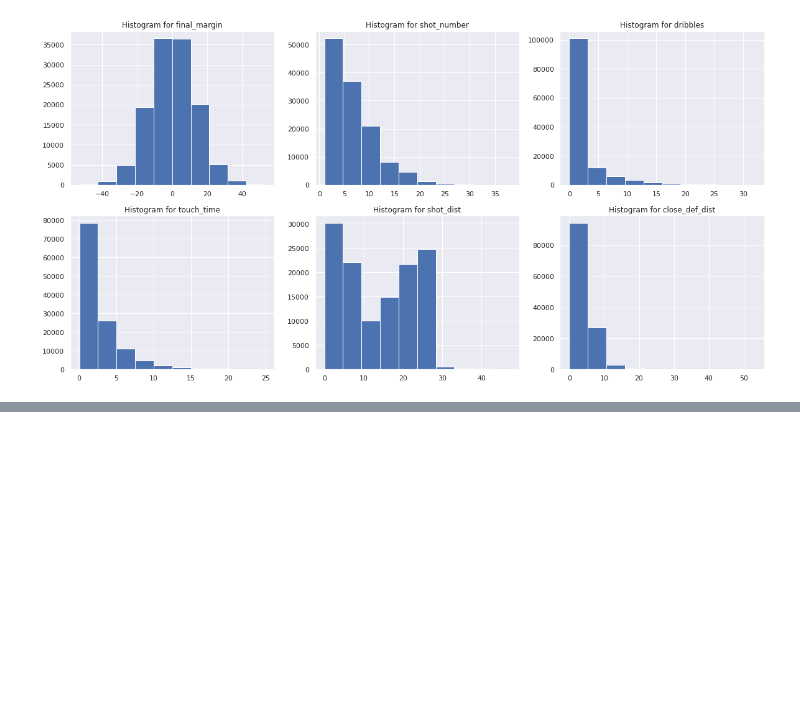
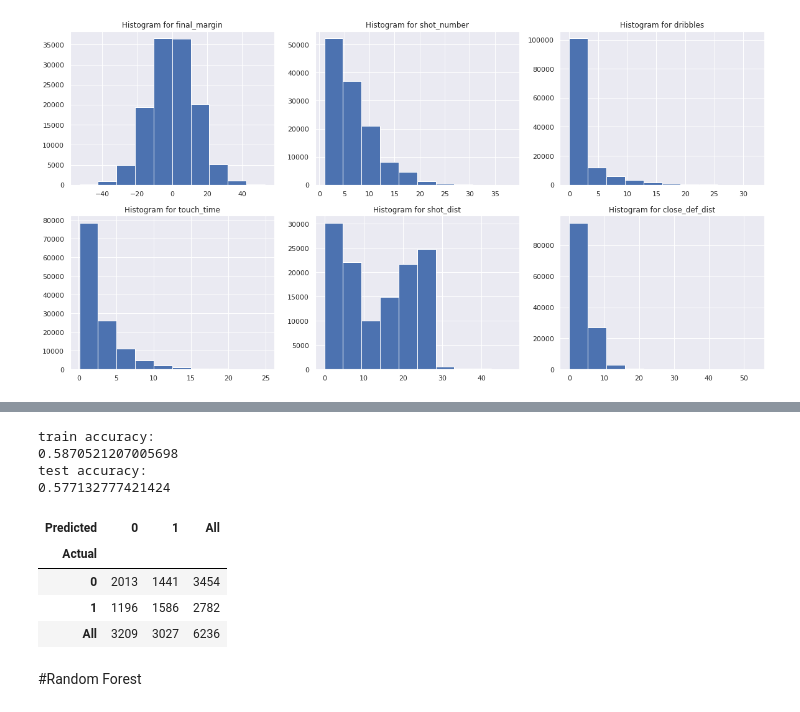
Before and after one commit to pdragojevic/Predicting-NBA-Shots, a Jupyter notebook: predicting_nba_shots.ipynb, the cells around one changed output, grey strips where cells are left out. Drawn from its saved outputs; the diff is of its cells as text; code cells hidden in the pictures; blank space fills up the shorter version.

```diff
--- a/predicting_nba_shots.ipynb
+++ b/predicting_nba_shots.ipynb
@@ -273,0 +351,31 @@ Text(0.5, 1.0, 'Histogram for close_def_dist')
+# %%
+X  = new_df.drop('shot_result', axis=1)
+y = new_df['shot_result']
+
+X_train, X_test, y_train, y_test = train_test_split(X, y, test_size=0.05, random_state=42)
+# %%
+from sklearn.naive_bayes import GaussianNB
+naive_bayes_model = GaussianNB()
+
+naive_bayes_model.fit(X_train, y_train)
+
+predict_results = naive_bayes_model.predict(X_test)
+
+print('train accuracy:')
+print(naive_bayes_model.score(X_train, y_train))
+print('test accuracy:')
+print(naive_bayes_model.score(X_test, y_test))
+
+pd.crosstab(y_test, predict_results, rownames = ['Actual'], colnames =['Predicted'], margins = True)
+# %% [output]
+train accuracy:
+0.5870521207005698
+test accuracy:
+0.577132777421424
+| Predicted | 0 | 1 | All |
+| Actual |  |  |  |
+| 0 | 2013 | 1441 | 3454 |
+| 1 | 1196 | 1586 | 2782 |
+| All | 3209 | 3027 | 6236 |
+# %% [markdown]
+#Random Forest
```
Also changed, not shown: parts of 17 cells of this notebook.
